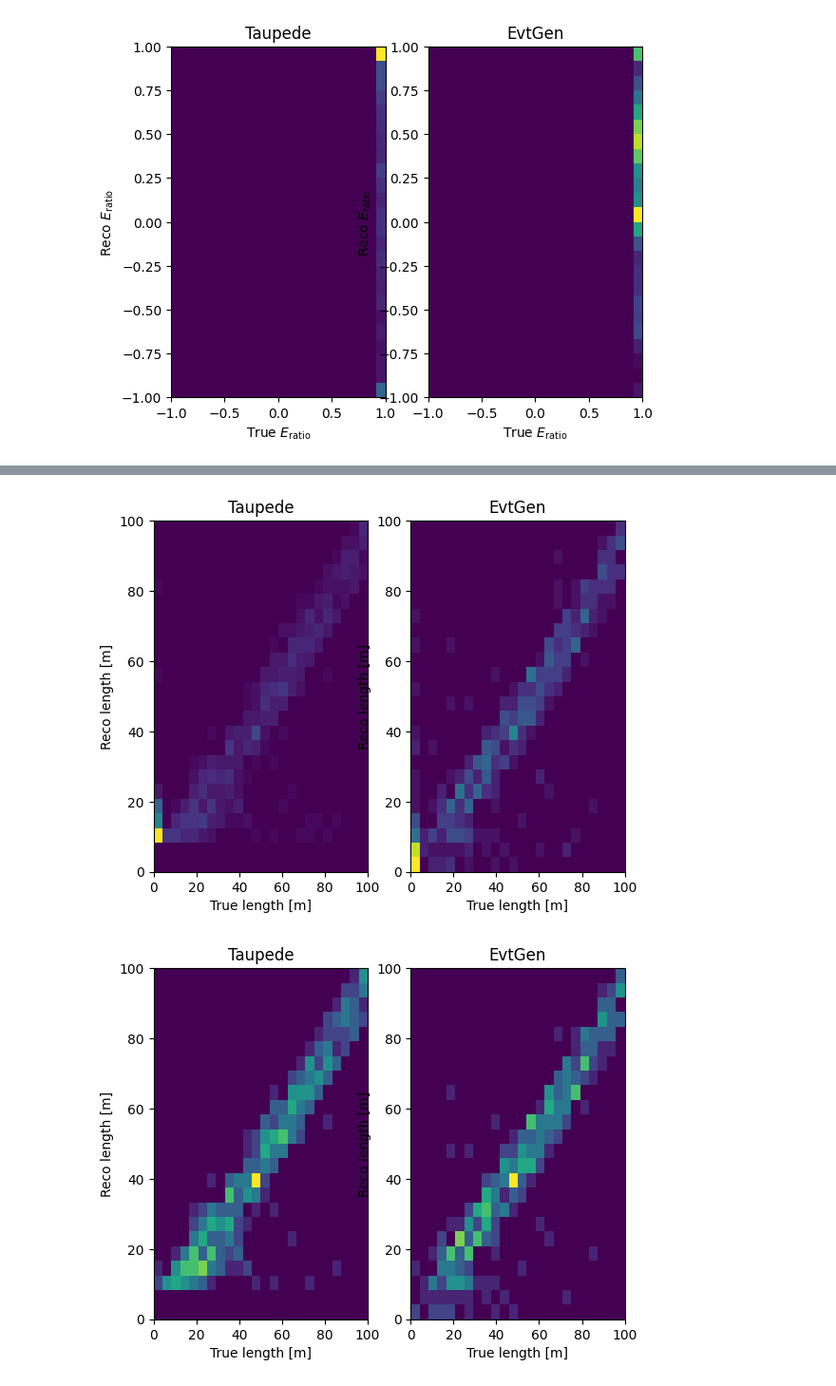
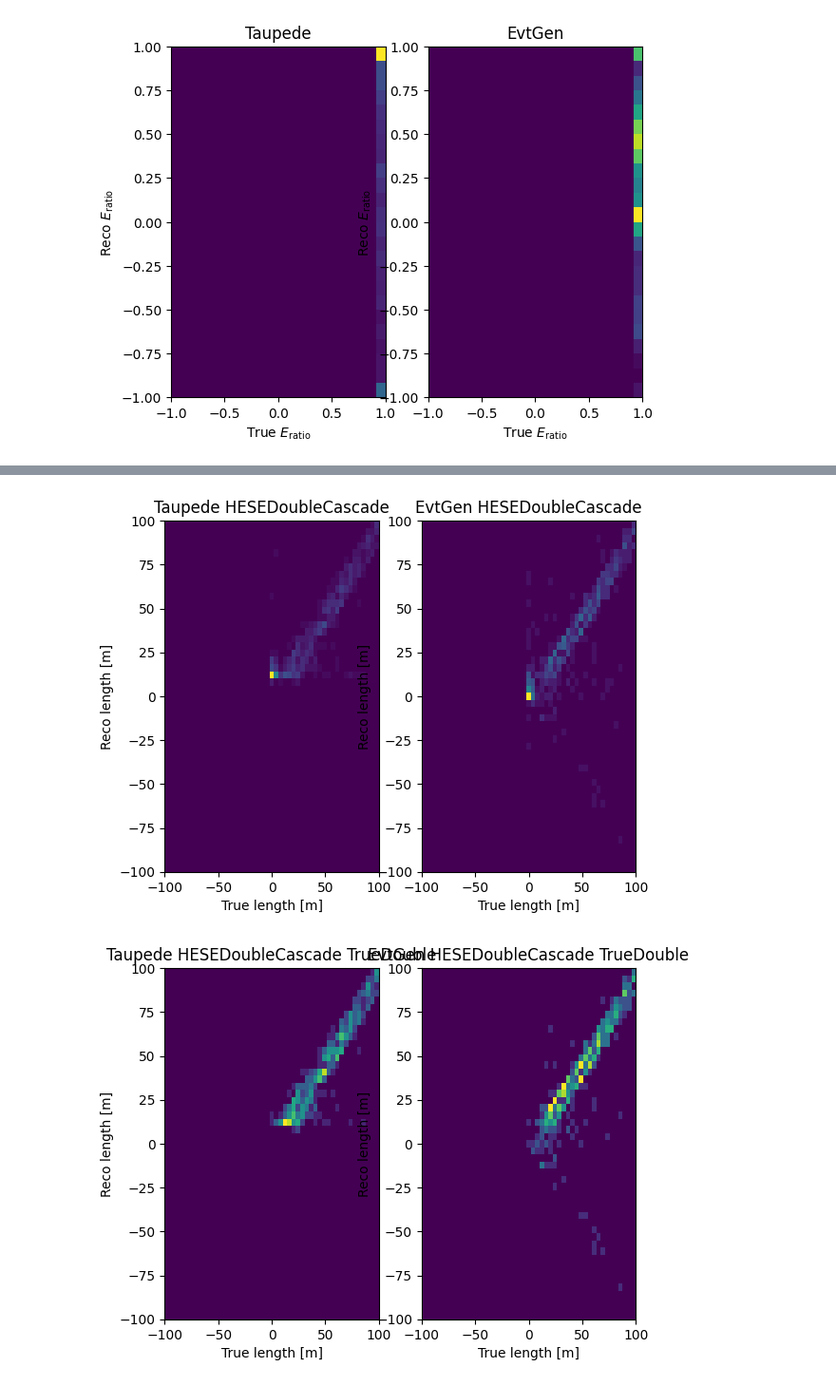
Before and after one commit to tjuanve/evtgen, a Jupyter notebook: read_hdf.ipynb, the cells around one changed output, grey strips where cells are left out. Shown at 95% size. Drawn from its saved outputs; the diff is of its cells as text; code cells hidden in the pictures.

```diff
--- a/read_hdf.ipynb
+++ b/read_hdf.ipynb
@@ -3,10 +3,11 @@ import pandas as pd
 import matplotlib.pyplot as plt
 import numpy as np
 # %%
-file_path = "/data/user/tvaneede/GlobalFit/EventGenerator/hdf/test_1000files.hdf5"
+# file_path = "/data/user/tvaneede/GlobalFit/EventGenerator/hdf/test_1000files.hdf5"
 # file_path = "/data/ana/Diffuse/GlobalFit_Flavor/taupede/SnowStorm/RecowithBfr/Baseline/hdf_files/NoDeepCore/22043_DoubleCascades.hdf5"
 # file_path = "/data/user/tvaneede/datasets/taupede/SnowStorm/NoDeepCore/hdf_files/RecowithBfr/Baseline/22049/22049_0000000-0000999_DoubleCascades.hdf5"
 # file_path = "/data/user/tvaneede/datasets/taupede/MuonGun/NoDeepCore/hdf_files/RecowithBfr/21315_DoubleCascades_0011000-0011999.hdf5"
+file_path = "/data/user/tvaneede/GlobalFit/EventGenerator/hdf/v0/RecowithBfr/Baseline/22085/22085_0000000-0000999_DoubleCascades.hdf5"
 plotting_path = "/data/user/tvaneede/GlobalFit/EventGenerator/notebooks/output/"
 # %%
 import h5py
@@ -235,8 +240,8 @@ def plot_reco_length_true_length( selection, name ):
 
     fig, ax = plt.subplots(1,2)
 
-    x_bins = np.linspace(0, 100, 25)
-    y_bins = np.linspace(0, 100, 25)
+    x_bins = np.linspace(-100, 100, 50)
+    y_bins = np.linspace(-100, 100, 50)
 
     hist = ax[0].hist2d(df_combined["TrueL"]["value"][selection],
                         df_combined["HESETaupedeFit1"]["length"][selection],
@@ -245,7 +250,7 @@ def plot_reco_length_true_length( selection, name ):
 
     ax[0].set_xlabel(r"True length [m]")
     ax[0].set_ylabel(r"Reco length [m]")
-    ax[0].set_title(f"Taupede")
+    ax[0].set_title(f"Taupede {name}")
 
 
     hist = ax[1].hist2d(df_combined["TrueL"]["value"][selection],
@@ -255,9 +260,9 @@ def plot_reco_length_true_length( selection, name ):
 
     ax[1].set_xlabel(r"True length [m]")
     ax[1].set_ylabel(r"Reco length [m]")
-    ax[1].set_title(f"EvtGen")
+    ax[1].set_title(f"EvtGen {name}")
 
-    plt.savefig( f"{plotting_path}/reco_length_true_length_selection-{name}.png" )
+    # plt.savefig( f"{plotting_path}/reco_length_true_length_selection-{name}.png" )
 
     plt.show()
 
@@ -273,2 +278,2 @@ for selection in selections:
-[figure, old version]
+[figure, new version]
-[figure, old version]
+[figure, new version]
```
Also changed, not shown: parts of 2 cells of this notebook, 2 other files.
